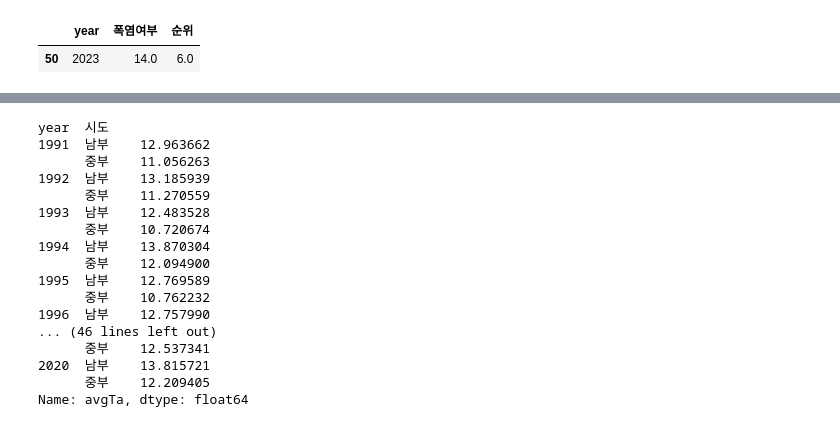
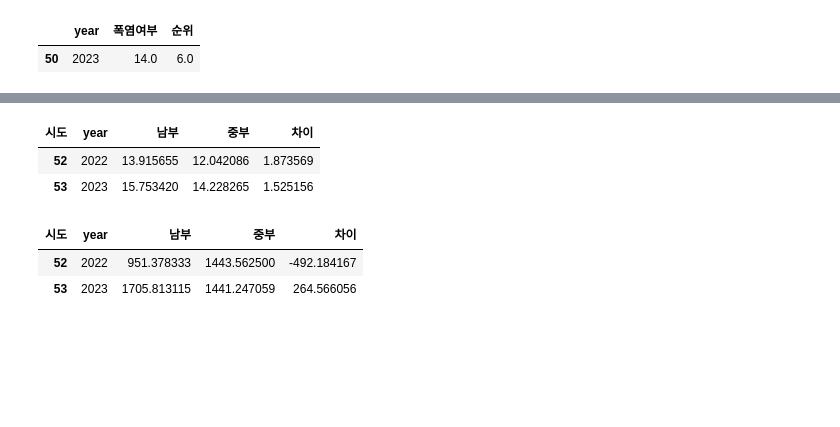
Before and after one commit to jungjae0/weather_analysis, a Jupyter notebook: final.ipynb, the cells around one changed output, grey strips where cells are left out. Cells and saved outputs as stored; diff of their text form; code cells hidden in the pictures; blank space fills up the shorter version.

```diff
--- a/final.ipynb
+++ b/final.ipynb
@@ -487,21 +460,21 @@ draw_rain_month(df, 2023)
-# %%
-district_tavg = df30.groupby(['year', '시도'])['avgTa'].mean()
-district_tavg
-# %% [output]
-year  시도
-1991  남부    12.963662
-      중부    11.056263
-1992  남부    13.185939
-      중부    11.270559
-1993  남부    12.483528
-      중부    10.720674
-1994  남부    13.870304
-      중부    12.094900
-1995  남부    12.769589
-      중부    10.762232
-1996  남부    12.757990
-... (46 lines left out)
-      중부    12.537341
-2020  남부    13.815721
-      중부    12.209405
-Name: avgTa, dtype: float64
+# %%
+district_tavg = df.groupby(['year', '시도'])['avgTa'].mean().reset_index()
+district_tavg = district_tavg.pivot(index='year',columns='시도',values='avgTa').reset_index()
+district_tavg = district_tavg[district_tavg['year']>2021]
+district_tavg['차이'] = district_tavg['남부'] - district_tavg['중부']
+district_tavg
+# %% [output]
+| 시도 | year | 남부 | 중부 | 차이 |
+| 52 | 2022 | 13.915655 | 12.042086 | 1.873569 |
+| 53 | 2023 | 15.753420 | 14.228265 | 1.525156 |
+# %%
+district_rain = df.groupby(['year', 'station','시도'])['sumRn'].sum().reset_index()
+district_rain = district_rain.groupby(['year','시도'])['sumRn'].mean().reset_index()
+district_rain = district_rain.pivot(index='year',columns='시도',values='sumRn').reset_index()
+district_rain = district_rain[district_rain['year']>2021]
+district_rain['차이'] = district_rain['남부'] - district_rain['중부']
+district_rain.sort_values(by='차이')
+# %% [output]
+| 시도 | year | 남부 | 중부 | 차이 |
+| 52 | 2022 | 951.378333 | 1443.562500 | -492.184167 |
+| 53 | 2023 | 1705.813115 | 1441.247059 | 264.566056 |
```
Also changed, not shown: parts of 14 cells of this notebook, 1 other file.
